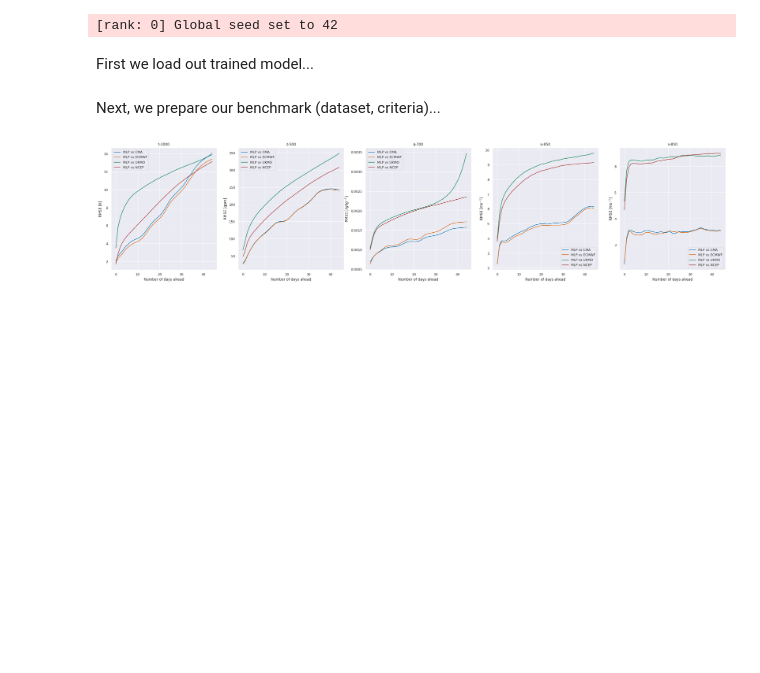
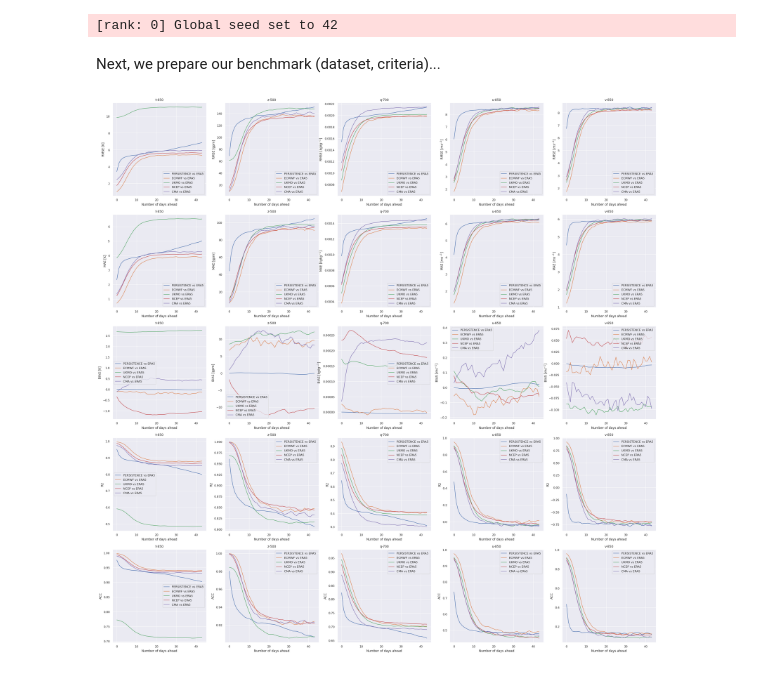
Before and after one commit to leap-stc/ChaosBench, a Jupyter notebook: notebooks/04a_s2s_eval.ipynb, the cells around one changed output. Drawn from its saved outputs; the diff is of its cells as text; code cells hidden in the pictures; blank space fills up the shorter version.

Commit message:
Added UNET model + persistence benchmark

```diff
--- a/notebooks/04a_s2s_eval.ipynb
+++ b/notebooks/04a_s2s_eval.ipynb
@@ -33,5 +33,3 @@ from chaosbench.models import mlp, model
 device = torch.device('cuda' if torch.cuda.is_available() else 'cpu')
 # %% [output]
 [rank: 0] Global seed set to 42
-# %% [markdown]
-First we load out trained model...
@@ -57,27 +37,29 @@ baseline = baseline.load_from_checkpoint(ckpt_filepath)
 Next, we prepare our benchmark (dataset, criteria)...
 # %%
 # Plot RMSE over time, across centers
-s2s_names = list(config.S2S_CENTERS.keys())
-headline_vars = dict({'t-1000': 'K', 'z-500': 'gpm', 'q-700': r'$kg kg^{-1}$', 'u-850': r'$ms^{-1}$', 'v-850': r'$ms^{-1}$'})
-colors = list(['#0072B2', '#D55E00', '#007F4C', '#A32727'])
+model_names = ['persistence', 'ecmwf', 'ukmo', 'ncep', 'cma']
+metrics = ['rmse', 'mae', 'bias', 'r2', 'acc']
+headline_vars = dict({'t-850': 'K', 'z-500': 'gpm', 'q-700': r'$kg kg^{-1}$', 'u-850': r'$ms^{-1}$', 'v-850': r'$ms^{-1}$'})
 
-f, ax = plt.subplots(1, len(headline_vars), figsize=(6 * len(headline_vars), 6))
+f, ax = plt.subplots(len(metrics), len(headline_vars), figsize=(6*len(headline_vars), 6*len(metrics)))
 
-for s2s_idx, s2s_name in enumerate(s2s_names):
+for model_idx, model_name in enumerate(model_names):
+    for metric_idx, metric in enumerate(metrics):
+        df = pd.read_csv(Path(f'../logs/{model_name}/eval/{metric}_{model_name}.csv'))
 
-    rmse_df = pd.read_csv(Path(f'../logs/mlp_s2s/eval/rmse_{s2s_name}.csv'))
+        for headline_idx, (headline_var, headline_unit) in enumerate(headline_vars.items()):
+            sns.lineplot(
+                df[[headline_var]].to_numpy().squeeze(),
+                label=f'{model_name.upper()} vs ERA5',
+                ax=ax[metric_idx, headline_idx]
+            )
 
-    for headline_idx, (headline_var, headline_unit) in enumerate(headline_vars.items()):
-
-        sns.lineplot(
-            rmse_df[[headline_var]].to_numpy().squeeze(),
-            label=f'MLP vs {s2s_name.upper()}',
-            color=colors[s2s_idx],
-            ax=ax[headline_idx]
-        )
-
-        ax[headline_idx].set_xlabel('Number of days ahead')
-        ax[headline_idx].set_ylabel(f'RMSE [{headline_unit}]')
-        ax[headline_idx].set_title(f'{headline_var}')
+            ## Labeling
+            ax[metric_idx, headline_idx].set_xlabel('Number of days ahead')
+            if metric in ['r2', 'acc']:
+                ax[metric_idx, headline_idx].set_ylabel(f'{metric.upper()}')
+            else:
+                ax[metric_idx, headline_idx].set_ylabel(f'{metric.upper()} [{headline_unit}]')
+            ax[metric_idx, headline_idx].set_title(f'{headline_var}')
 # %% [output]
-[figure, old version]
+[figure, new version]
```
Also changed, not shown: parts of 2 cells of this notebook, 15 other files.
